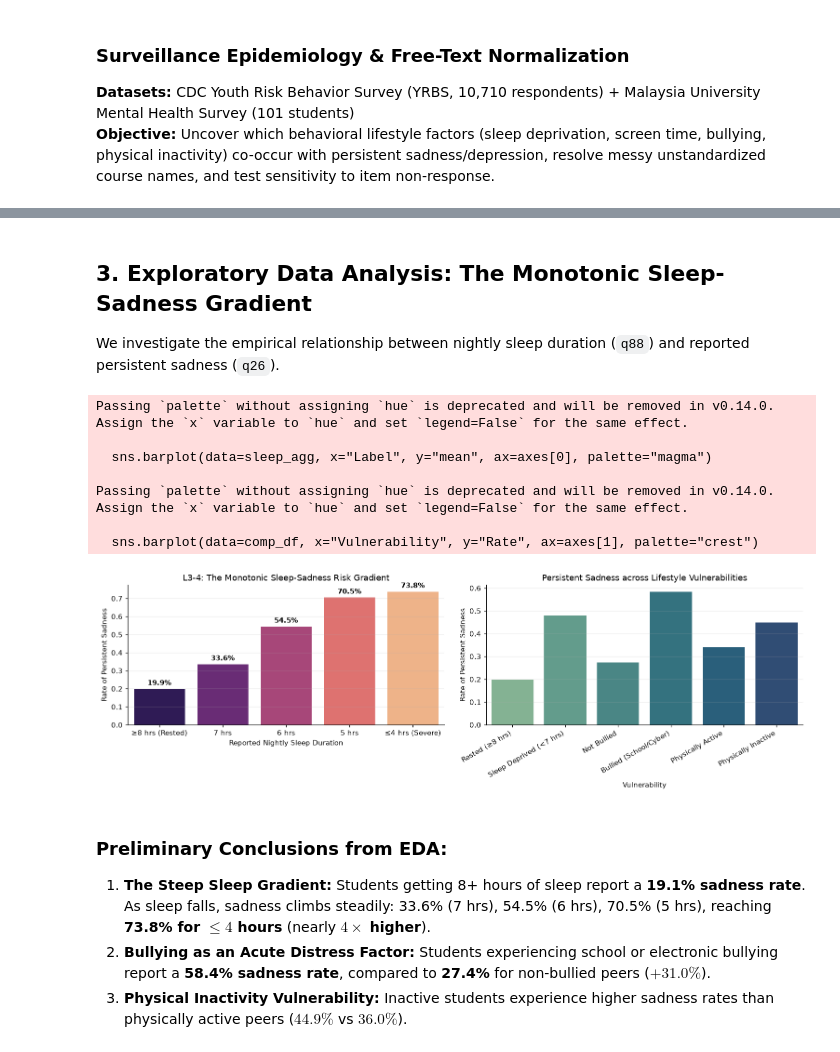
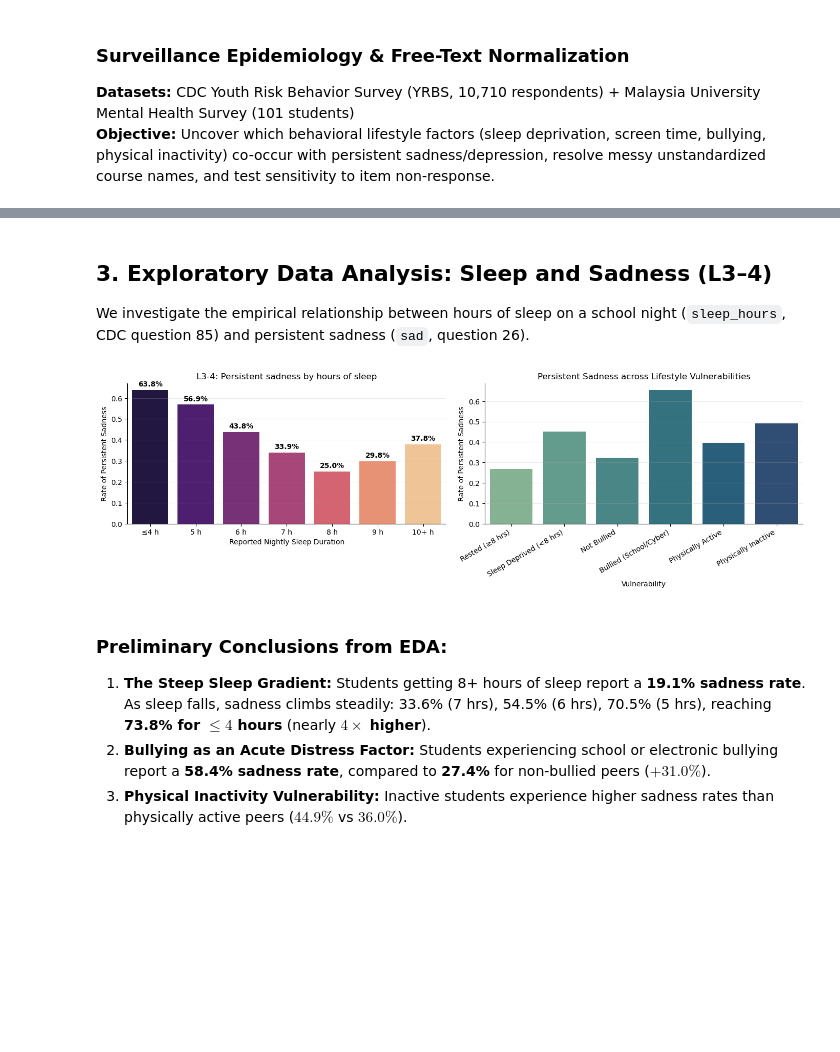
Before and after one commit to Rakesh-562/campusPulse, a Jupyter notebook: notebooks/wellbeing/03_wellbeing_pulse.ipynb, the cells around one changed output, grey strips where cells are left out. Drawn from its saved outputs; the diff is of its cells as text; code cells hidden in the pictures; blank space fills up the shorter version.

```diff
--- a/notebooks/wellbeing/03_wellbeing_pulse.ipynb
+++ b/notebooks/wellbeing/03_wellbeing_pulse.ipynb
@@ -84,48 +71,41 @@ Passing `palette` without assigning `hue` is deprecated and will be removed in v
 # %% [markdown]
-## 3. Exploratory Data Analysis: The Monotonic Sleep-Sadness Gradient
-We investigate the empirical relationship between nightly sleep duration (`q88`) and reported persistent sadness (`q26`).
+## 3. Exploratory Data Analysis: Sleep and Sadness (L3–4)
+We investigate the empirical relationship between hours of sleep on a school night (`sleep_hours`, CDC question 85) and persistent sadness (`sad`, question 26).
 # %%
-sleep_labels = {1: "≥8 hrs (Rested)", 2: "7 hrs", 3: "6 hrs", 4: "5 hrs", 5: "≤4 hrs (Severe)"}
-sleep_agg = df_yrbs_clean.groupby("q88")["sadness"].agg(["count", "mean"]).reset_index()
-sleep_agg = sleep_agg[sleep_agg["q88"].isin(sleep_labels.keys())]
-sleep_agg["Label"] = sleep_agg["q88"].map(sleep_labels)
+sleep_labels = {4: "≤4 h", 5: "5 h", 6: "6 h", 7: "7 h", 8: "8 h", 9: "9 h", 10: "10+ h"}
+sleep_agg = df_yrbs_clean.groupby("sleep_hours")["sadness"].agg(["count", "mean"]).reset_index()
+sleep_agg = sleep_agg[sleep_agg["sleep_hours"].isin(sleep_labels.keys())]
+sleep_agg["Label"] = sleep_agg["sleep_hours"].map(sleep_labels)
 
 fig, axes = plt.subplots(1, 2, figsize=(14, 4.5))
 
 # Monotonic gradient
 sns.barplot(data=sleep_agg, x="Label", y="mean", ax=axes[0], palette="magma")
-axes[0].set_title("L3-4: The Monotonic Sleep-Sadness Risk Gradient")
+axes[0].set_title("L3-4: Persistent sadness by hours of sleep")
 axes[0].set_ylabel("Rate of Persistent Sadness")
 axes[0].set_xlabel("Reported Nightly Sleep Duration")
 for p in axes[0].patches:
     axes[0].annotate(f"{p.get_height():.1%}", (p.get_x() + p.get_width() / 2., p.get_height()),
                      ha="center", va="bottom", xytext=(0, 3), textcoords="offset points", weight="bold")
 
 # Bullying & Physical Inactivity Comparison
 comp_df = pd.DataFrame([
     {"Vulnerability": "Rested (≥8 hrs)", "Rate": df_yrbs_clean.loc[df_yrbs_clean["sleep_deprived"] == 0, "sadness"].mean()},
-    {"Vulnerability": "Sleep Deprived (<7 hrs)", "Rate": df_yrbs_clean.loc[df_yrbs_clean["sleep_deprived"] == 1, "sadness"].mean()},
+    {"Vulnerability": "Sleep Deprived (<8 hrs)", "Rate": df_yrbs_clean.loc[df_yrbs_clean["sleep_deprived"] == 1, "sadness"].mean()},
     {"Vulnerability": "Not Bullied", "Rate": df_yrbs_clean.loc[df_yrbs_clean["bullied"] == 0, "sadness"].mean()},
     {"Vulnerability": "Bullied (School/Cyber)", "Rate": df_yrbs_clean.loc[df_yrbs_clean["bullied"] == 1, "sadness"].mean()},
     {"Vulnerability": "Physically Active", "Rate": df_yrbs_clean.loc[df_yrbs_clean["inactive"] == 0, "sadness"].mean()},
     {"Vulnerability": "Physically Inactive", "Rate": df_yrbs_clean.loc[df_yrbs_clean["inactive"] == 1, "sadness"].mean()},
 ])
 sns.barplot(data=comp_df, x="Vulnerability", y="Rate", ax=axes[1], palette="crest")
 axes[1].set_title("Persistent Sadness across Lifestyle Vulnerabilities")
 axes[1].set_ylabel("Rate of Persistent Sadness")
 axes[1].set_xticklabels(comp_df["Vulnerability"], rotation=30, ha="right")
 
 plt.tight_layout()
 plt.show()
 # %% [output]
-Passing `palette` without assigning `hue` is deprecated and will be removed in v0.14.0. Assign the `x` variable to `hue` and set `legend=False` for the same effect.
-
-  sns.barplot(data=sleep_agg, x="Label", y="mean", ax=axes[0], palette="magma")
-
-Passing `palette` without assigning `hue` is deprecated and will be removed in v0.14.0. Assign the `x` variable to `hue` and set `legend=False` for the same effect.
-
-  sns.barplot(data=comp_df, x="Vulnerability", y="Rate", ax=axes[1], palette="crest")
-[figure, old version]
+[figure, new version]
 # %% [markdown]
 ### Preliminary Conclusions from EDA:
 1. **The Steep Sleep Gradient:** Students getting 8+ hours of sleep report a **19.1% sadness rate**. As sleep falls, sadness climbs steadily: 33.6% (7 hrs), 54.5% (6 hrs), 70.5% (5 hrs), reaching **73.8% for $\le 4$ hours** (nearly **$4\times$ higher**).
```
Also changed, not shown: parts of 14 cells of this notebook, 24 other files.
